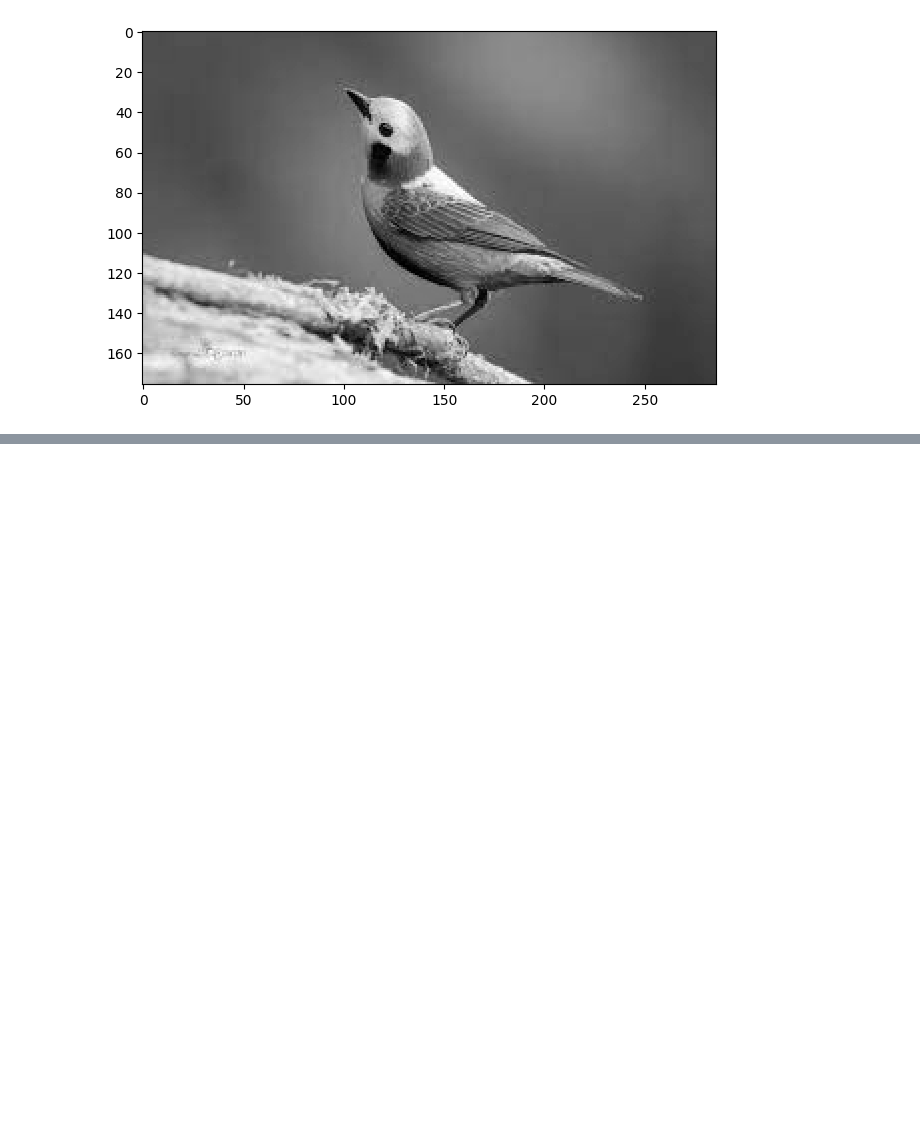
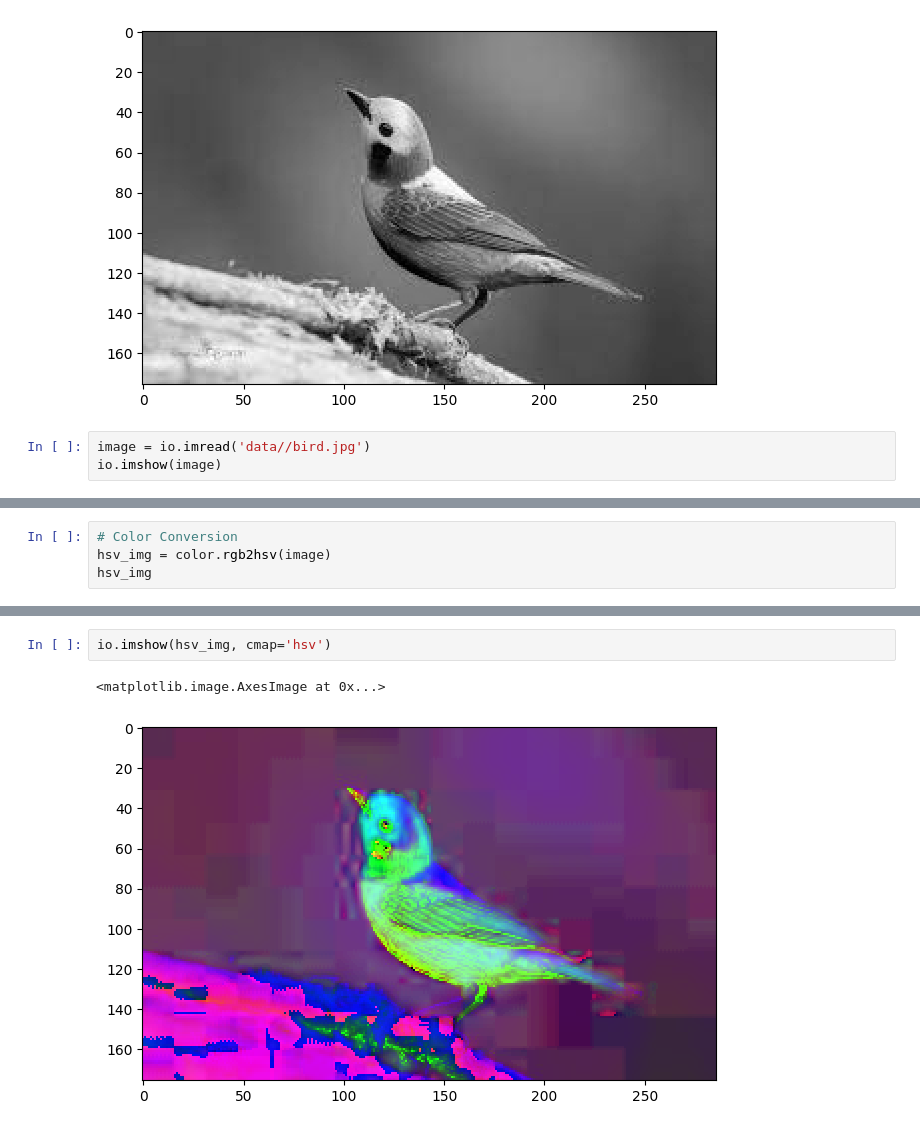
Before and after one commit to raihan-ahmed-dip/MLDS_1020, a Jupyter notebook: Image_Processing/image_processing.ipynb, the cells around one changed output, grey strips where cells are left out. Cells and saved outputs as stored; diff of their text form; blank space fills up the shorter version.

Commit message:
Worked with image processing

```diff
--- a/Image_Processing/image_processing.ipynb
+++ b/Image_Processing/image_processing.ipynb
@@ -82,3 +86,6 @@ io.imshow(image)
 # %% [output]
 <matplotlib.image.AxesImage at 0x...>
 [figure]
+# %%
+image = io.imread('data//bird.jpg')
+io.imshow(image)
@@ -84,0 +95,4 @@ io.imshow(image)
+# %%
+# Color Conversion
+hsv_img = color.rgb2hsv(image)
+hsv_img
@@ -84,0 +117,5 @@ io.imshow(image)
+# %%
+io.imshow(hsv_img, cmap='hsv')
+# %% [output]
+<matplotlib.image.AxesImage at 0x...>
+[figure, added]
```
Also changed, not shown: parts of 22 cells of this notebook.
